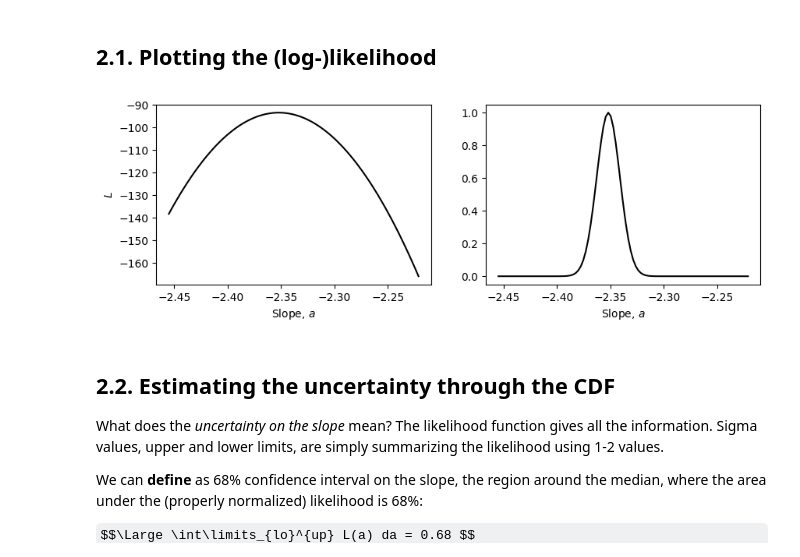
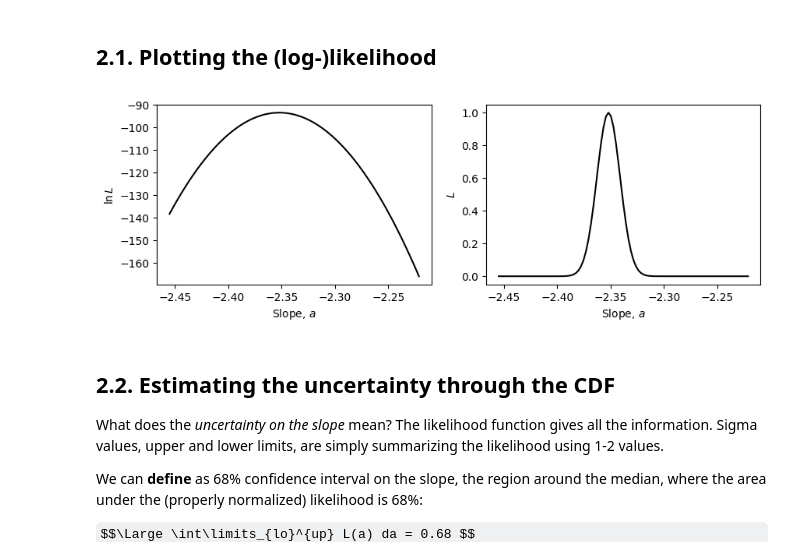
Before and after one commit to astrostatistics-in-crete/2024_summer_school, a Jupyter notebook: 04_MLE/MLE_AnswerKey.ipynb, the cells around one changed output. Drawn from its saved outputs; the diff is of its cells as text; code cells hidden in the pictures; some formulas as TeX source.

```diff
--- a/04_MLE/MLE_AnswerKey.ipynb
+++ b/04_MLE/MLE_AnswerKey.ipynb
@@ -333,27 +333,27 @@ Here we have the likelihood, why not use it?
 # %%
 def log_likelihood_1param(slope):
     return -0.5*np.sum((m36-10.3 - slope*logP)**2.0 / e_m36**2.0)
 
 # the slope values to try
 a_values = a_grid.copy()
 
 # the corresponding log-likelihood values
 lnL_values = np.array([log_likelihood_1param(a_value) for a_value in a_values])
 
 # the likelihood values, normalized to 1
 L_values = np.exp(lnL_values - np.max(lnL_values))
 
 
 fig, (ax1, ax2) = plt.subplots(1, 2, sharex=True, figsize=(10, 3))
 ax1.plot(a_values, lnL_values, "k-")
 ax1.set_ylabel(r"$\ln L$")
 ax2.plot(a_values, L_values, "k-")
-ax1.set_ylabel(r"$L$")
+ax2.set_ylabel(r"$L$")
 for ax in [ax1, ax2]:
     ax.set_xlabel("Slope, $a$")
 plt.show()
 # %% [output]
-[figure, old version]
+[figure, new version]
 # %% [markdown]
 ## 2.2. Estimating the uncertainty through the CDF
 
```
Also changed, not shown: parts of 5 cells of this notebook, 1 other file.
